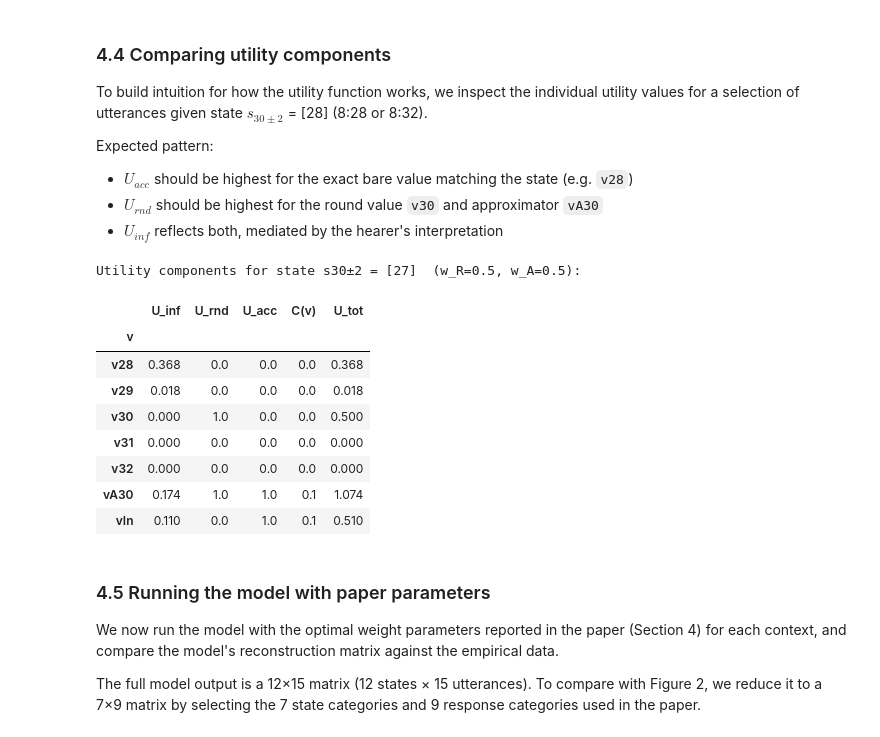
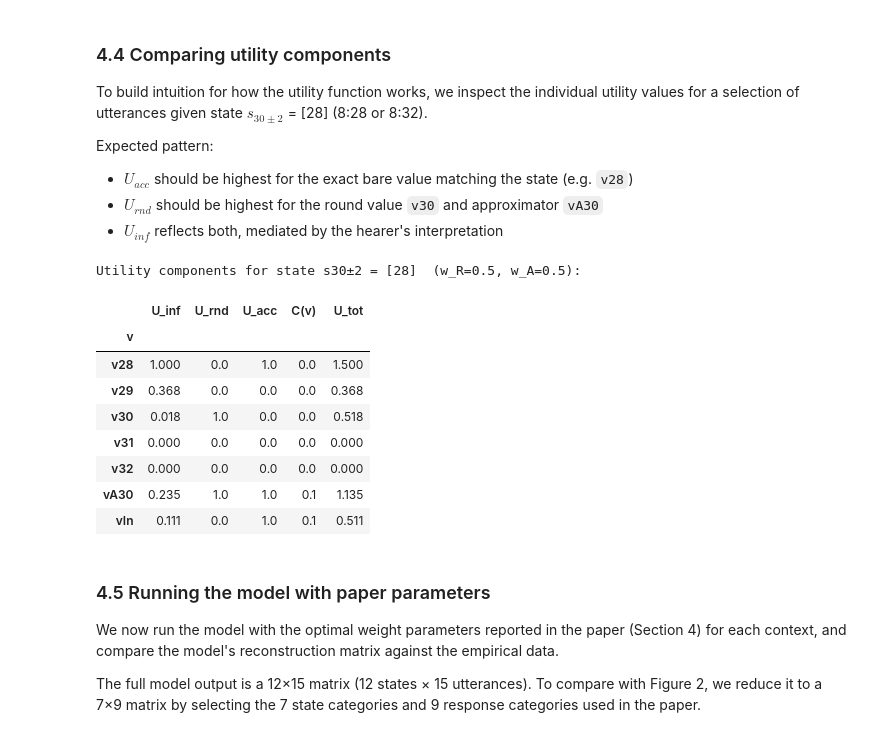
Before and after one commit to muehlenbernd/imprecision-in-context, a Jupyter notebook: notebooks/01_imprecision.ipynb, the cells around one changed output. Cells and saved outputs as stored; diff of their text form; code cells hidden in the pictures.

```diff
--- a/notebooks/01_imprecision.ipynb
+++ b/notebooks/01_imprecision.ipynb
@@ -412,34 +412,34 @@ Expected pattern:
 # %%
 import pandas as pd
 
-s = game.S[2]  # s30±2 = [28]
+s = game.S['s28']
 selected_V = ['v28', 'v29', 'v30', 'v31', 'v32', 'vA30', 'vIn']
 
 rows = []
 for v in selected_V:
     rows.append({
         'v': v,
         'U_inf': round(model_dummy.U_inf(v, s, H), 3),
         'U_rnd': round(model_dummy.U_rnd(v), 3),
         'U_acc': round(model_dummy.U_acc(v, s), 3),
         'C(v)':  round(game.cost(v), 3),
         'U_tot': round(model_dummy.U_tot(v, s, H), 3),
     })
 
 df_utils = pd.DataFrame(rows).set_index('v')
 print(f'Utility components for state s30±2 = {s}  (w_R=0.5, w_A=0.5):')
 df_utils
 # %% [output]
-Utility components for state s30±2 = [27]  (w_R=0.5, w_A=0.5):
+Utility components for state s30±2 = [28]  (w_R=0.5, w_A=0.5):
 |  | U_inf | U_rnd | U_acc | C(v) | U_tot |
 | v |  |  |  |  |  |
-| v28 | 0.368 | 0.0 | 0.0 | 0.0 | 0.368 |
-| v29 | 0.018 | 0.0 | 0.0 | 0.0 | 0.018 |
-| v30 | 0.000 | 1.0 | 0.0 | 0.0 | 0.500 |
+| v28 | 1.000 | 0.0 | 1.0 | 0.0 | 1.500 |
+| v29 | 0.368 | 0.0 | 0.0 | 0.0 | 0.368 |
+| v30 | 0.018 | 1.0 | 0.0 | 0.0 | 0.518 |
 | v31 | 0.000 | 0.0 | 0.0 | 0.0 | 0.000 |
 | v32 | 0.000 | 0.0 | 0.0 | 0.0 | 0.000 |
-| vA30 | 0.174 | 1.0 | 1.0 | 0.1 | 1.074 |
-| vIn | 0.110 | 0.0 | 1.0 | 0.1 | 0.510 |
+| vA30 | 0.235 | 1.0 | 1.0 | 0.1 | 1.135 |
+| vIn | 0.111 | 0.0 | 1.0 | 0.1 | 0.511 |
 # %% [markdown]
 ### 4.5 Running the model with paper parameters
 
```
Also changed, not shown: parts of 5 cells of this notebook, 5 other files.
